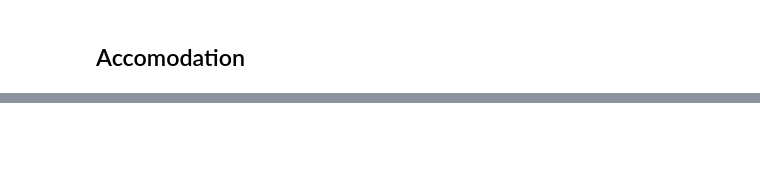
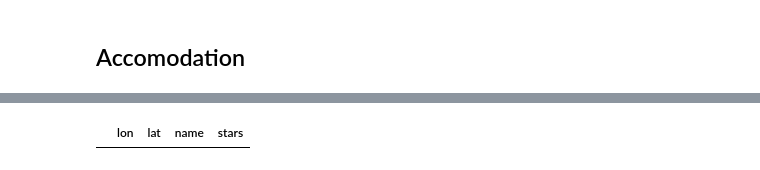
Before and after one commit to Patrickslide/Geospatial-analysis-project, a Jupyter notebook: code/Trip_calculator.ipynb, the cells around one changed output, grey strips where cells are left out. Cells and saved outputs as stored; diff of their text form; code cells hidden in the pictures; blank space fills up the shorter version.

```diff
--- a/code/Trip_calculator.ipynb
+++ b/code/Trip_calculator.ipynb
@@ -169 +228,3 @@ print('Arriving city: ', end_address['town'])
+# %%
+G = ox.graph_from_place(end_address['county'] + ' Italy', network_type='drive') #Only need to be ran once.
 # %%
@@ -209,6 +262,6 @@ G = ox.graph_from_place(area, network_type='all') #Only need to be ran once.
 # %%
-days = int(input('How many days from today?'))
-counter = int(input('how many of you are staying?'))
+days = int(input('How many days? '))
+counter = int(input('how many of you are staying? '))
 
 in_Month = datetime.now().month
 in_Year = datetime.now().year
@@ -250,6 +306,7 @@ for i in range(len(prcs)):
     final_prices[i] = final_prices[i].replace('S','')
     final_prices[i] = final_prices[i].replace('.','')
 final_prices = pd.DataFrame(final_prices, index=["Price"]).T
+final_prices['Price'] = final_prices['Price'].str.replace('$','')
 
 IDs = [i for i in range(len(final_prices['Price']))]
 final_prices["ID"] = IDs
@@ -304,5 +384,4 @@ data = response.json()
 # %%
-import matplotlib.pyplot as plt
 coords = []
 for element in data['elements']:
   if Hotel_data['Hotels'].str.contains(element['tags']['name']).any():
@@ -315,16 +394,10 @@ for element in data['elements']:
       else:
         star = 0
       coords.append((lon, lat, name, star))
-    elif 'center' in element:
-      lon = element['center']['lon']
-      lat = element['center']['lat']
-     col = element['tags']['tourism']
-      name = element['tags']['name']
       if 'stars' in element['tags']:
         star = int(element['tags']['stars'])
       else:
         star = 0
       coords.append((lon, lat, name, star))
-# Convert coordinates into numpy array
-X = pd.DataFrame(coords, columns=['lon','lat','turism', 'name', 'stars'])
+X = pd.DataFrame(coords, columns=['lon','lat','name', 'stars'])
 bbox = (X.lon.min(), X.lon.max(), X.lat.max())
@@ -331,3 +413,7 @@ bbox = (X.lon.min(), X.lon.max(), X.lat.max())
+# %%
+X
+# %% [output]
+|  | lon | lat | name | stars |
 # %%
 fig, ax = ox.plot_graph(G, show=False, close=False)
 plt.scatter(X.lon, X.lat, c=X.stars, cmap ='viridis')
```
Also changed, not shown: parts of 25 cells of this notebook.
